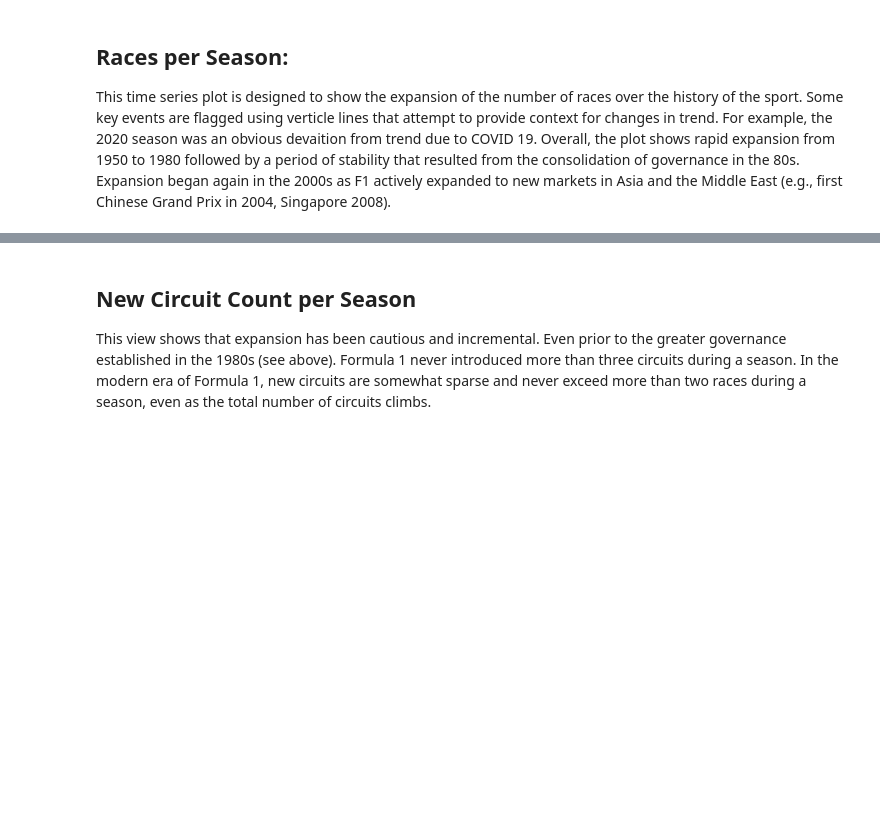
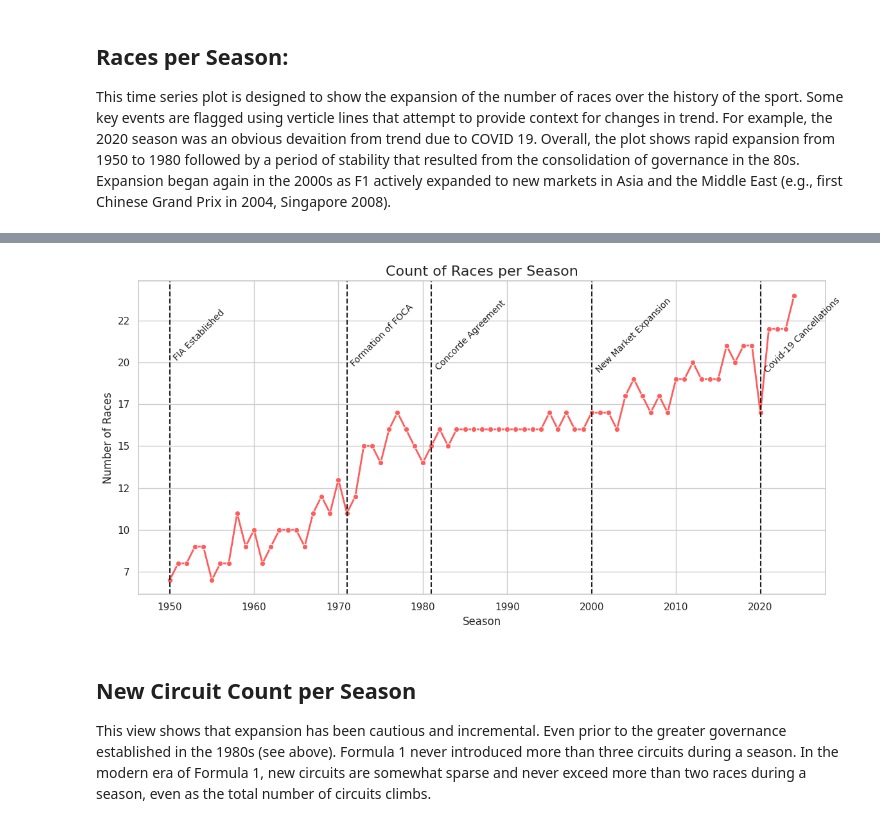
Before and after one commit to davidgoins236/data_viz_final_project, a Jupyter notebook: data_viz_final_project.ipynb, the cells around one changed output, grey strips where cells are left out. Saved outputs shown, nothing was run; the diff lists cells and outputs as text; code cells hidden in the pictures; blank space fills up the shorter version.

```diff
--- a/data_viz_final_project.ipynb
+++ b/data_viz_final_project.ipynb
@@ -123,3 +100,47 @@ fig.show()
+# %%
+# Create the temporary dataframe
+# note: as a convention any object that is specific to a given plot e.g., a temporary dataframe is denoted with plt_ prefix
+plt_df = races.groupby(['year']).agg(race_count=('raceId', 'count')).reset_index()
+
+# Set theme and figsize
+sns.set_theme(style="whitegrid")
+plt.figure(figsize=(12, 6))
+
+line_plot = sns.lineplot(data=plt_df, x='year', y='race_count', marker='o', linewidth=2,color=f1_color_palette['Soft Red'])
+
+#Clean up axis labels
+plt.title("Count of Races per Season", fontsize=16)
+plt.xlabel("Season", fontsize=12)
+plt.ylabel("Number of Races", fontsize=12)
+
+#flag some relevant events from wikipeida: https://en.wikipedia.org/wiki/Formula_One
+key_events = {
+    1950: "FIA Established",
+    1971: "Formation of FOCA",
+    1981: "Concorde Agreement",
+    2000: "New Market Expansion",
+    2020: "Covid-19 Cancellations"
+}
+
+for year, event in key_events.items():
+    plt.axvline(x=year, color=f1_color_palette["Charcoal Gray"], linestyle='--', linewidth=1.5)
+    plt.text(
+        x=year + 0.3,  # offset so it doesn't overlap with the line
+        y=plt_df['race_count'].max() * 0.9,  # position high on the y-axis
+        s=event,
+        rotation=45,
+        verticalalignment='center',
+        fontsize=10,
+        color=f1_color_palette["Charcoal Gray"]
+    )
+
+# Set integer formatter for y-axis
+plt.gca().yaxis.set_major_formatter(mticker.FuncFormatter(lambda x, _: f'{int(x)}'))
+
+plt.tight_layout()
+plt.show()
+# %% [output]
+[figure, added]
 # %% [markdown]
 ## New Circuit Count per Season
 
```
Also changed, not shown: parts of 6 cells of this notebook.
